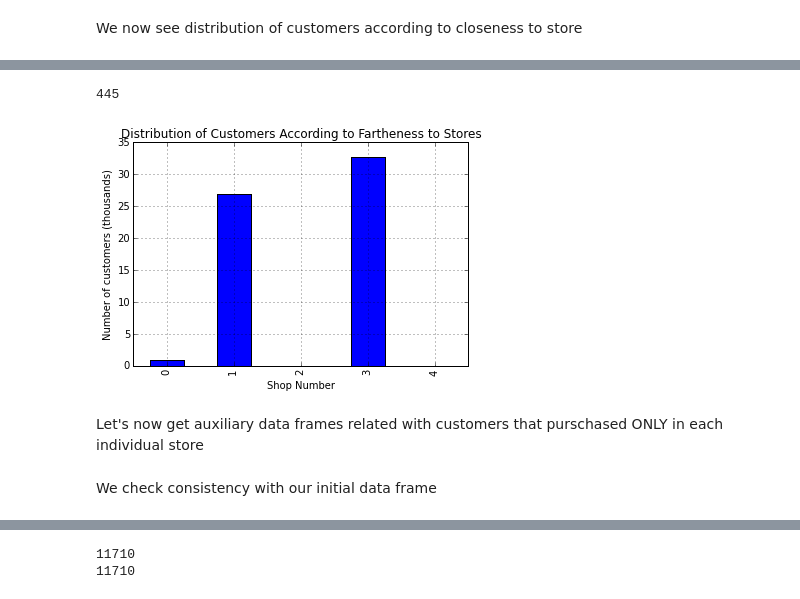
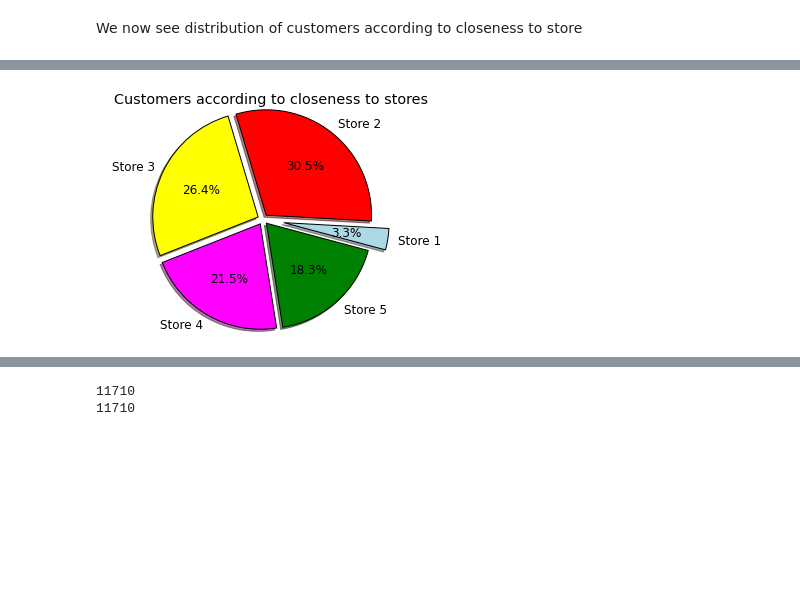
Before and after one commit to rcuevass/clustering_PCA_marketing, a Jupyter notebook: Store range effect in purchase.ipynb, the cells around one changed output, grey strips where cells are left out. Cells and saved outputs as stored; diff of their text form; code cells hidden in the pictures; blank space fills up the shorter version.

```diff
--- a/Store range effect in purchase.ipynb
+++ b/Store range effect in purchase.ipynb
@@ -233,28 +192,0 @@ dfAux
-# %%
-sum((data['closest_shop'] == 1) & (data['amount_purchased_shop_1'] !=0 ) &
- (data['shops_used'] == 1))
-# %% [output]
-445
-# %%
-list_purchase = []
-for k in range(1,6):
-    aux_ = sum(data['farthest_shop'] == k)
-    #perc_ = aux_/float(num_customers)*100
-    perc_ = float(aux_/1000.)
-    #print k , perc_
-    list_purchase.append(perc_)
-dfAux = pd.DataFrame()
-#dfAux['Shop Number'] = [1,2,3,4,5]
-dfAux['Customers Farthest to Store'] = list_purchase
-
-
-dfAux.plot(y='Customers Farthest to Store',kind='bar',
-           title='Distribution of Customers According to Fartheness to Stores',
-           legend=False,grid=True)
-plt.xlabel('Shop Number')
-plt.ylabel('Number of customers (thousands)')
-plt.show()
-# %% [output]
-[figure, removed]
-# %% [markdown]
-Let's now get auxiliary data frames related with customers that purschased ONLY in each individual store
@@ -315,2 +193,23 @@ close55 = sum(df5.closest_shop == 5)
-# %% [markdown]
-We check consistency with our initial data frame
+# %%
+# Reference for pie chart: https://www.getdatajoy.com/examples/python-plots/pie-chart
+list_purchase = []
+labels_ = ["Store 1","Store 2","Store 3","Store 4","Store 5"]
+colors = ['lightblue','red','yellow','magenta','green']
+explode = (0.2,0.05,0.05,0.05,0.05)
+for k in range(1,6):
+    aux_ = sum(data['closest_shop'] == k)
+    perc_ = float(aux_)*100./float(num_customers)
+    list_purchase.append(perc_)
+
+
+matplotlib.rcParams.update({'font.size': 12})
+plt.pie(list_purchase,explode=explode,colors=colors,labels=labels_,
+        autopct='%1.1f%%',shadow=True,startangle=-15)
+
+plt.axis('equal')
+
+plt.title('Customers according to closeness to stores')
+
+plt.show()
+# %% [output]
+[figure, added]
```
Also changed, not shown: parts of 53 cells of this notebook.
